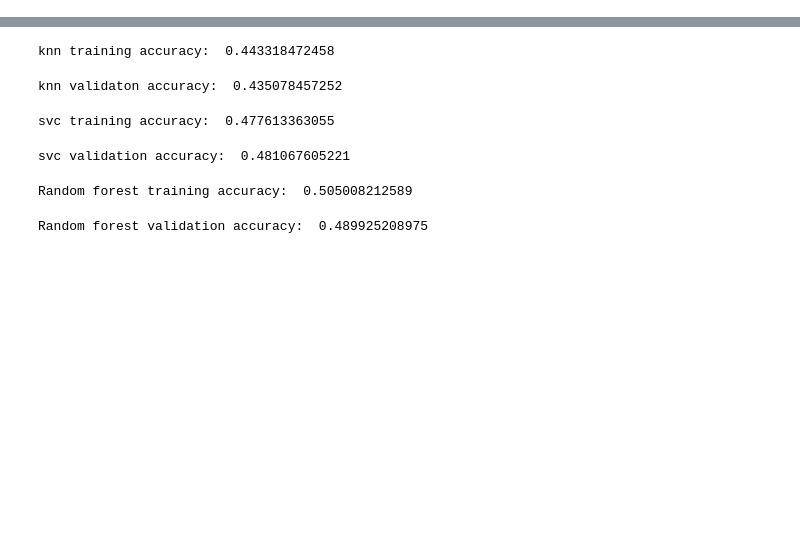
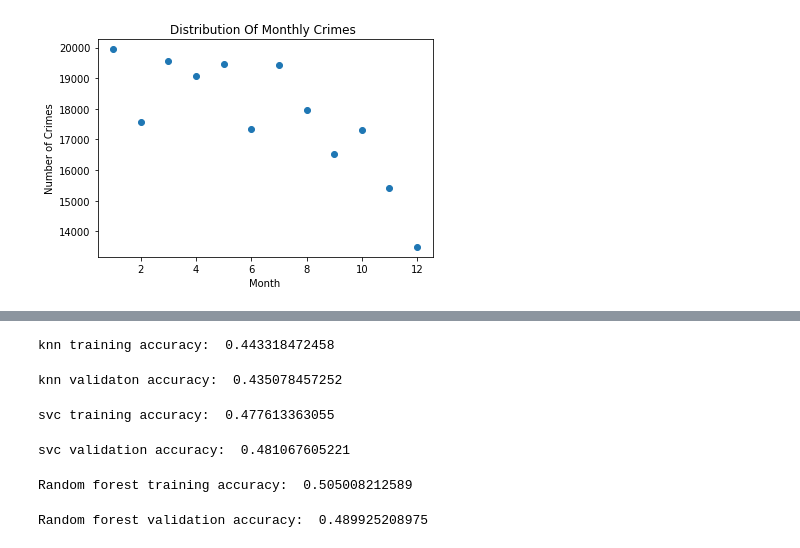
Before and after one commit to city-college-machine-learning/NYPD_Arrest_Analysis, a Jupyter notebook: Initial_models.ipynb, the cells around one changed output, grey strips where cells are left out. Cells and saved outputs as stored; diff of their text form; code cells hidden in the pictures; blank space fills up the shorter version.

```diff
--- a/Initial_models.ipynb
+++ b/Initial_models.ipynb
@@ -53,0 +51,14 @@ data.rename(columns={'PD_DESC':'offenses', 'LAW_CAT_CD':'offense_type'}, inplace
+# %%
+data['date'] = pd.to_datetime(data.ARREST_DATE, format= '%m/%d/%Y', errors='raise')
+# %%
+dat = data.set_index('date')
+# %%
+# Distribution Of Monthly Crimes
+
+plt.scatter(dat.index.month.value_counts().index, dat.index.month.value_counts().values)
+plt.xlabel('Month')
+plt.ylabel('Number of Crimes')
+plt.title('Distribution Of Monthly Crimes ')
+plt.show()
+# %% [output]
+[figure, added]
```
Also changed, not shown: parts of 49 cells of this notebook.
